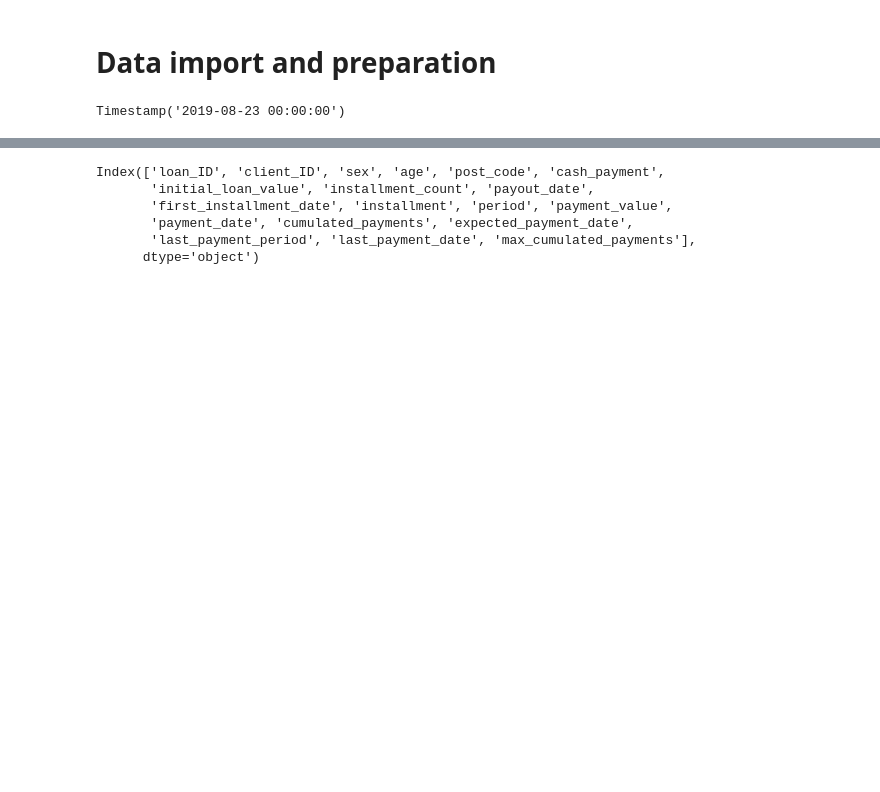
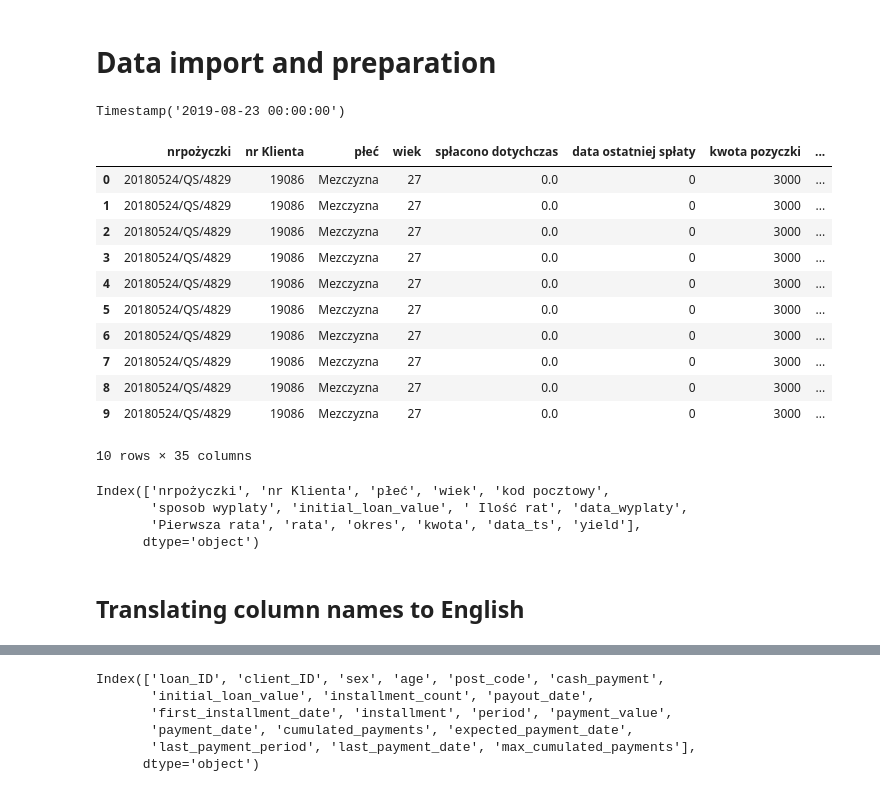
Before and after one commit to Jan-Majewski/Project_Portfolio, a Jupyter notebook: 02_01_ETL_and_EDA.ipynb, the cells around one changed output, grey strips where cells are left out. Drawn from its saved outputs; the diff is of its cells as text; code cells hidden in the pictures; blank space fills up the shorter version.

```diff
--- a/02_01_ETL_and_EDA.ipynb
+++ b/02_01_ETL_and_EDA.ipynb
@@ -34,3 +34,18 @@ dataset_downland_date=data_input.data_ts.max()
 dataset_downland_date
 # %% [output]
 Timestamp('2019-08-23 00:00:00')
+# %%
+data_input.head(10)
+# %% [output]
+|  | nrpożyczki | nr Klienta | płeć | wiek | spłacono dotychczas | data ostatniej spłaty | kwota pozyczki | ... |
+| 0 | 20180524/QS/4829 | 19086 | Mezczyzna | 27 | 0.0 | 0 | 3000 | ... |
+| 1 | 20180524/QS/4829 | 19086 | Mezczyzna | 27 | 0.0 | 0 | 3000 | ... |
+| 2 | 20180524/QS/4829 | 19086 | Mezczyzna | 27 | 0.0 | 0 | 3000 | ... |
+| 3 | 20180524/QS/4829 | 19086 | Mezczyzna | 27 | 0.0 | 0 | 3000 | ... |
+| 4 | 20180524/QS/4829 | 19086 | Mezczyzna | 27 | 0.0 | 0 | 3000 | ... |
+| 5 | 20180524/QS/4829 | 19086 | Mezczyzna | 27 | 0.0 | 0 | 3000 | ... |
+| 6 | 20180524/QS/4829 | 19086 | Mezczyzna | 27 | 0.0 | 0 | 3000 | ... |
+| 7 | 20180524/QS/4829 | 19086 | Mezczyzna | 27 | 0.0 | 0 | 3000 | ... |
+| 8 | 20180524/QS/4829 | 19086 | Mezczyzna | 27 | 0.0 | 0 | 3000 | ... |
+| 9 | 20180524/QS/4829 | 19086 | Mezczyzna | 27 | 0.0 | 0 | 3000 | ... |
+10 rows × 35 columns
@@ -36,0 +63,9 @@ Timestamp('2019-08-23 00:00:00')
+# %%
+df.columns
+# %% [output]
+Index(['nrpożyczki', 'nr Klienta', 'płeć', 'wiek', 'kod pocztowy',
+       'sposob wyplaty', 'initial_loan_value', ' Ilość rat', 'data_wyplaty',
+       'Pierwsza rata', 'rata', 'okres', 'kwota', 'data_ts', 'yield'],
+      dtype='object')
+# %% [markdown]
+## Translating column names to English
```
Also changed, not shown: parts of 9 cells of this notebook.
